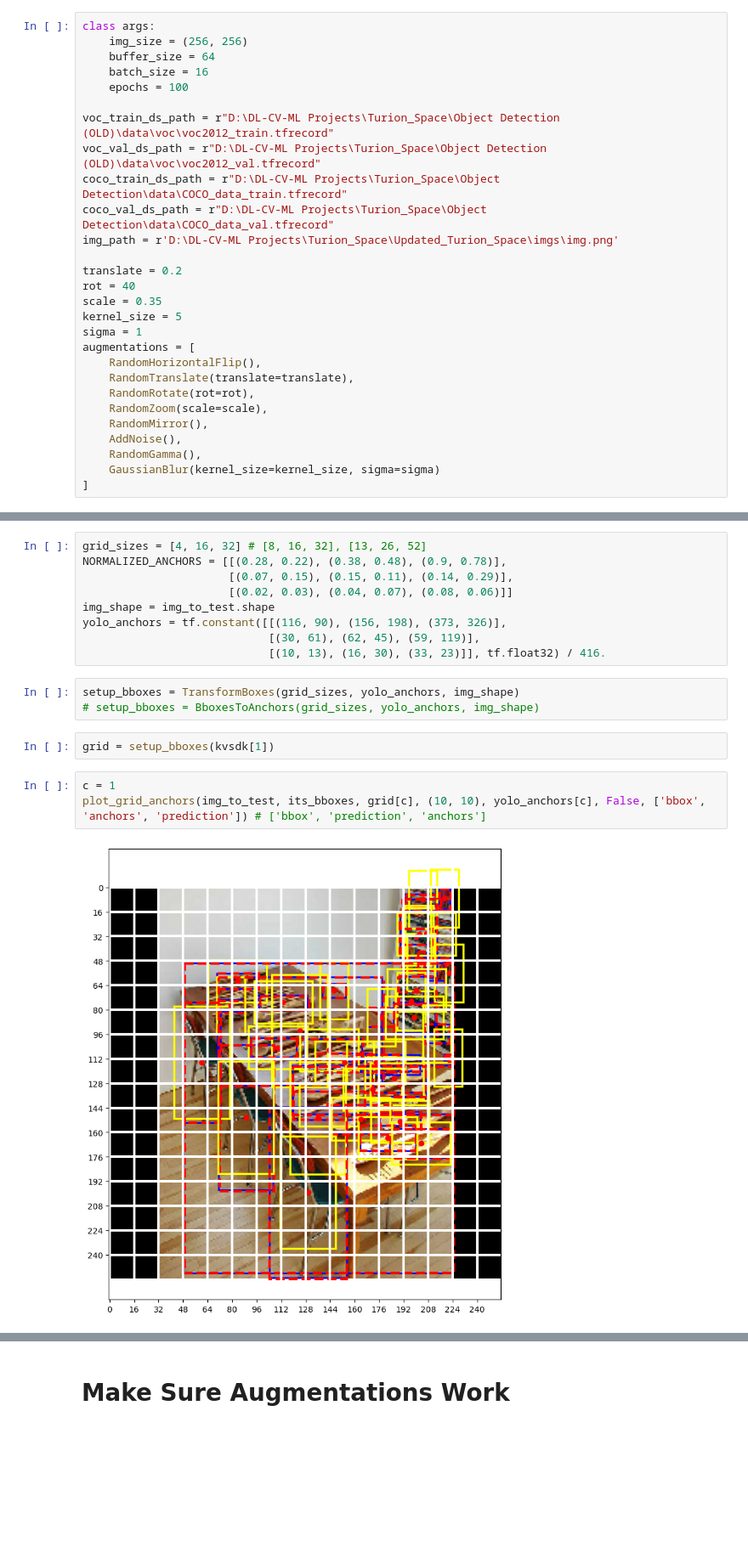
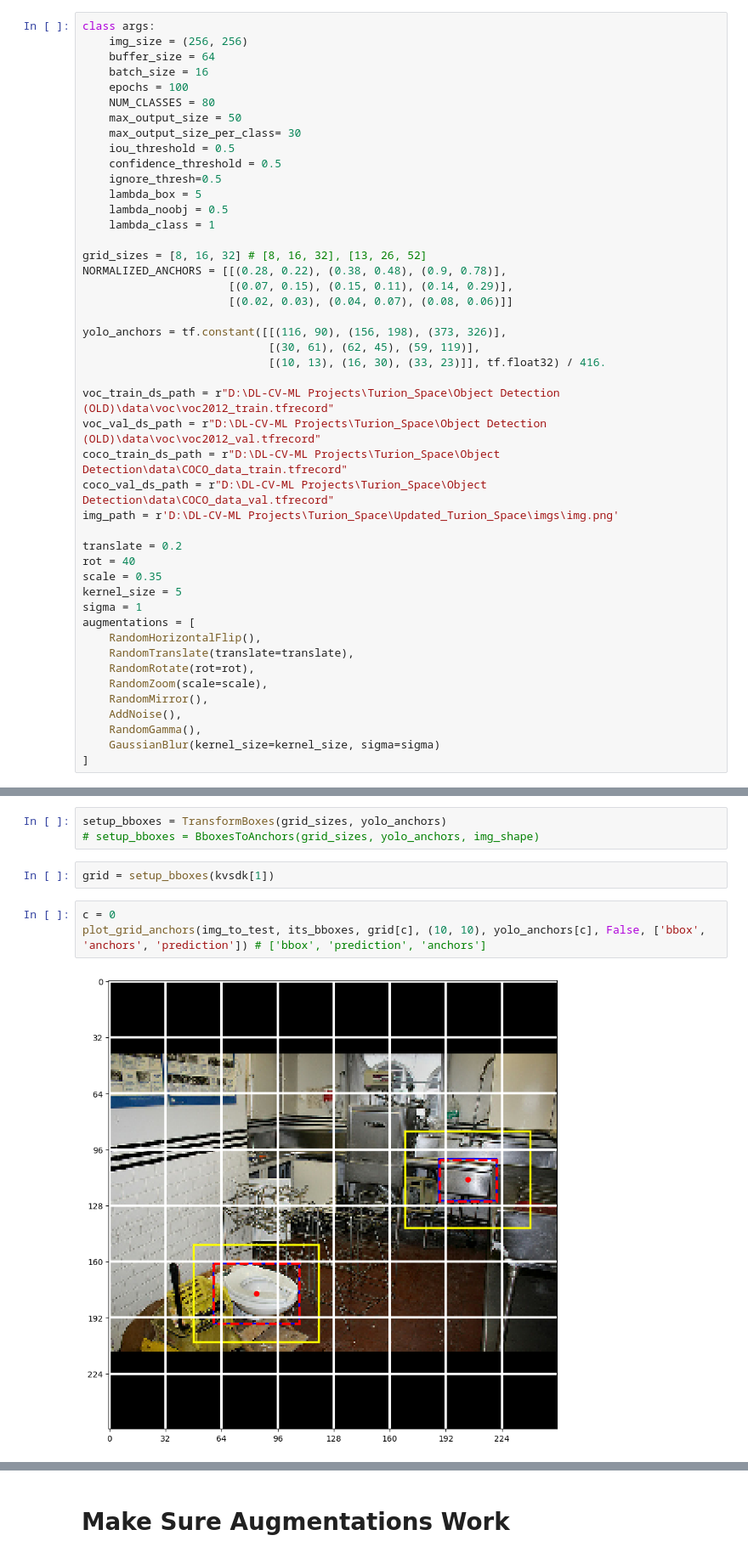
Before and after one commit to gmangonz/Object-Detection, a Jupyter notebook: test.ipynb, the cells around one changed output, grey strips where cells are left out. Shown: that part at 85% size. Saved outputs shown, nothing was run; the diff lists cells and outputs as text; blank space fills up the shorter version.

```diff
--- a/test.ipynb
+++ b/test.ipynb
@@ -40,6 +35,24 @@ class args:
     buffer_size = 64
     batch_size = 16
     epochs = 100
+    NUM_CLASSES = 80
+    max_output_size = 50
+    max_output_size_per_class= 30
+    iou_threshold = 0.5
+    confidence_threshold = 0.5
+    ignore_thresh=0.5
+    lambda_box = 5
+    lambda_noobj = 0.5
+    lambda_class = 1
+
+grid_sizes = [8, 16, 32] # [8, 16, 32], [13, 26, 52]
+NORMALIZED_ANCHORS = [[(0.28, 0.22), (0.38, 0.48), (0.9, 0.78)],
+                      [(0.07, 0.15), (0.15, 0.11), (0.14, 0.29)],
+                      [(0.02, 0.03), (0.04, 0.07), (0.08, 0.06)]]
+
+yolo_anchors = tf.constant([[(116, 90), (156, 198), (373, 326)],
+                            [(30, 61), (62, 45), (59, 119)],
+                            [(10, 13), (16, 30), (33, 23)]], tf.float32) / 416.
 
 voc_train_ds_path = r"D:\DL-CV-ML Projects\Turion_Space\Object Detection (OLD)\data\voc\voc2012_train.tfrecord"
 voc_val_ds_path = r"D:\DL-CV-ML Projects\Turion_Space\Object Detection (OLD)\data\voc\voc2012_val.tfrecord"
@@ -84,19 +97,10 @@ visualize_boxes(img_to_test, its_bboxes[..., :-1]*scale, figsize=(10, 10), linew
-# %%
-grid_sizes = [4, 16, 32] # [8, 16, 32], [13, 26, 52]
-NORMALIZED_ANCHORS = [[(0.28, 0.22), (0.38, 0.48), (0.9, 0.78)],
-                      [(0.07, 0.15), (0.15, 0.11), (0.14, 0.29)],
-                      [(0.02, 0.03), (0.04, 0.07), (0.08, 0.06)]]
-img_shape = img_to_test.shape
-yolo_anchors = tf.constant([[(116, 90), (156, 198), (373, 326)],
-                            [(30, 61), (62, 45), (59, 119)],
-                            [(10, 13), (16, 30), (33, 23)]], tf.float32) / 416.
 # %%
-setup_bboxes = TransformBoxes(grid_sizes, yolo_anchors, img_shape)
+setup_bboxes = TransformBoxes(grid_sizes, yolo_anchors)
 # setup_bboxes = BboxesToAnchors(grid_sizes, yolo_anchors, img_shape)
 # %%
 grid = setup_bboxes(kvsdk[1])
 # %%
-c = 1
+c = 0
 plot_grid_anchors(img_to_test, its_bboxes, grid[c], (10, 10), yolo_anchors[c], False, ['bbox', 'anchors', 'prediction']) # ['bbox', 'prediction', 'anchors']
 # %% [output]
-[figure, old version]
+[figure, new version]
```
Also changed, not shown: parts of 27 cells of this notebook, 4 other files.
